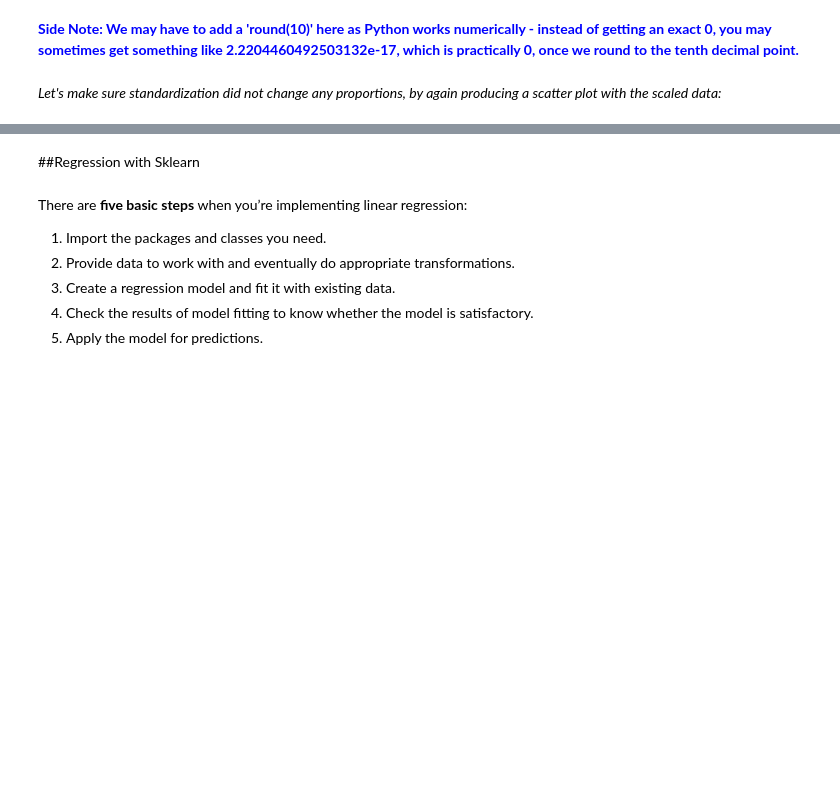
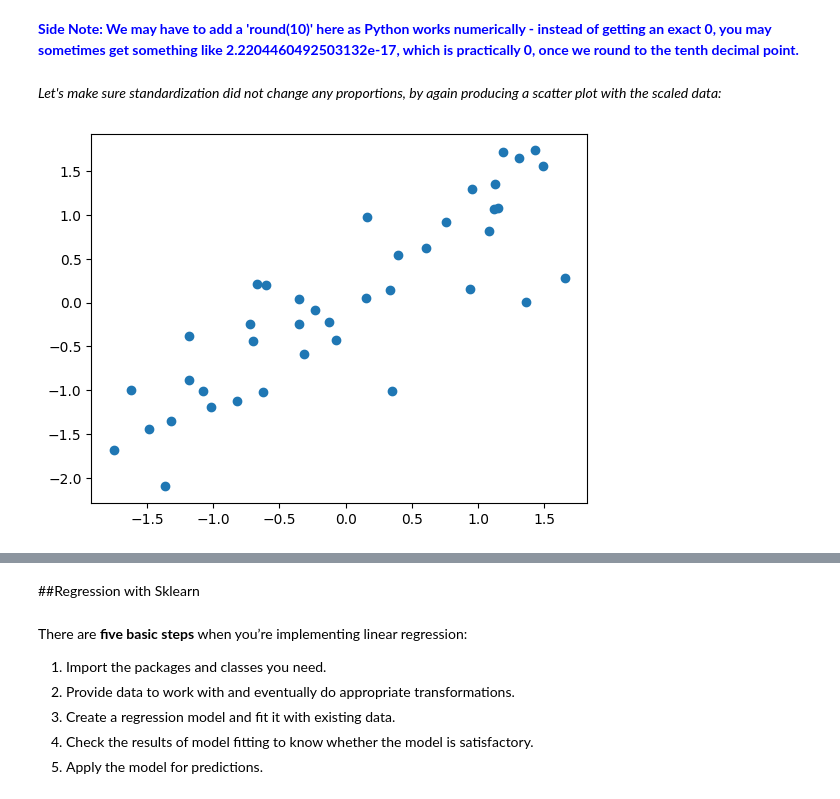
Before and after one commit to AnesCajic/Data-Science-for-Customer-Insight, a Jupyter notebook: Data_Science_for_Customer_Insights_Python_Introduction_Course.ipynb, the cells around one changed output, grey strips where cells are left out. Cells and saved outputs as stored; diff of their text form; code cells hidden in the pictures; blank space fills up the shorter version.

```diff
--- a/Data_Science_for_Customer_Insights_Python_Introduction_Course.ipynb
+++ b/Data_Science_for_Customer_Insights_Python_Introduction_Course.ipynb
@@ -876,8 +881,10 @@ print(X_scaled.std().round(10) == 1 and y_scaled.std().round(10) == 1)
 # %% [markdown]
 *Let's make sure standardization did not change any proportions, by again producing a scatter plot with the scaled data:*
 # %%
-...(X_scaled, y_scaled)
+plt.scatter(X_scaled, y_scaled)
 plt.show()
+# %% [output]
+[figure, added]
 # %% [markdown]
 <img src ="https://preview.redd.it/phfw135f17u41.jpg?width=960&crop=smart&auto=webp&s=0074296cef9eeeb7a40a03f19e618b847c756426" width=500 height=300>
 # %% [markdown]
```
Also changed, not shown: parts of 24 cells of this notebook.
